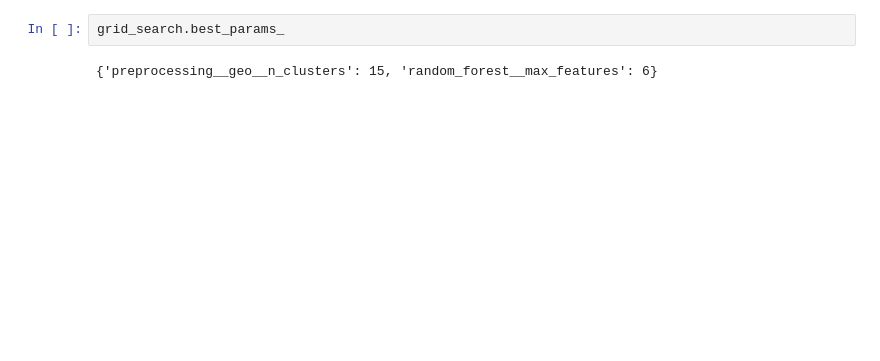
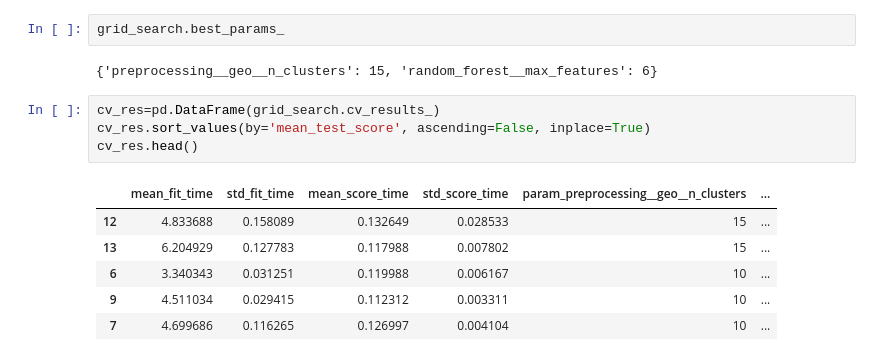
Before and after one commit to oscarguillen-ml/ML-Internship-Portfolio, a Jupyter notebook: 01-california-housing-end-to-end/california_housing.ipynb, the cells around one changed output. Cells and saved outputs as stored; diff of their text form; blank space fills up the shorter version.

```diff
--- a/01-california-housing-end-to-end/california_housing.ipynb
+++ b/01-california-housing-end-to-end/california_housing.ipynb
@@ -802,3 +782,14 @@ GridSearchCV(cv=3,
 grid_search.best_params_
 # %% [output]
 {'preprocessing__geo__n_clusters': 15, 'random_forest__max_features': 6}
+# %%
+cv_res=pd.DataFrame(grid_search.cv_results_)
+cv_res.sort_values(by='mean_test_score', ascending=False, inplace=True)
+cv_res.head()
+# %% [output]
+|  | mean_fit_time | std_fit_time | mean_score_time | std_score_time | param_preprocessing__geo__n_clusters | ... |
+| 12 | 4.833688 | 0.158089 | 0.132649 | 0.028533 | 15 | ... |
+| 13 | 6.204929 | 0.127783 | 0.117988 | 0.007802 | 15 | ... |
+| 6 | 3.340343 | 0.031251 | 0.119988 | 0.006167 | 10 | ... |
+| 9 | 4.511034 | 0.029415 | 0.112312 | 0.003311 | 10 | ... |
+| 7 | 4.699686 | 0.116265 | 0.126997 | 0.004104 | 10 | ... |
```
Also changed, not shown: parts of 31 cells of this notebook, 2 other files.
